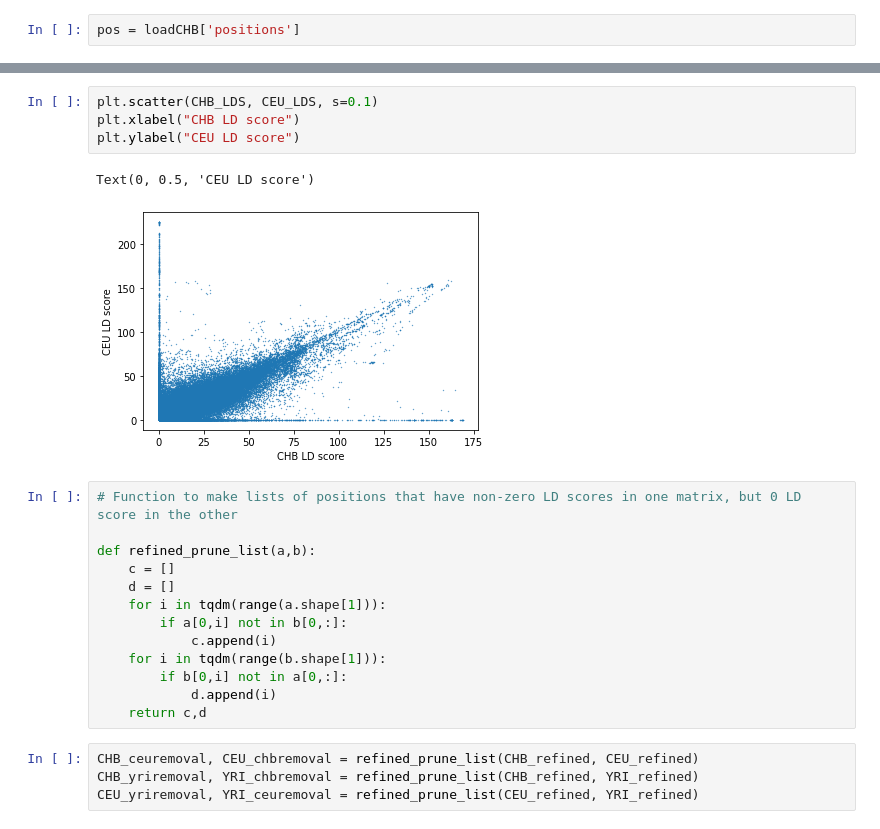
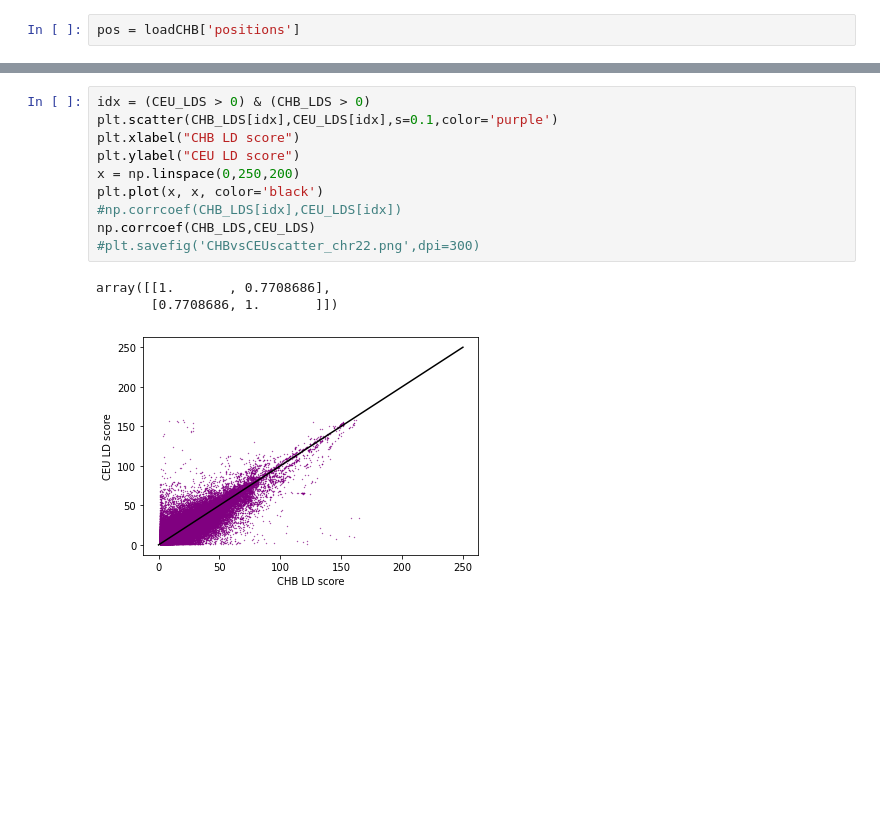
Before and after one commit to achyutha11/geo_LD_viz_v2, a Jupyter notebook: doc/notebooks/kxpexp.ipynb, the cells around one changed output, grey strips where cells are left out. Drawn from its saved outputs; the diff is of its cells as text; blank space fills up the shorter version.

```diff
--- a/doc/notebooks/kxpexp.ipynb
+++ b/doc/notebooks/kxpexp.ipynb
@@ -471,24 +523,14 @@ YRI_refined = rmzero(YRIstack, YRI_zeroes)
 # %%
-plt.scatter(CHB_LDS, CEU_LDS, s=0.1)
+idx = (CEU_LDS > 0) & (CHB_LDS > 0)
+plt.scatter(CHB_LDS[idx],CEU_LDS[idx],s=0.1,color='purple')
 plt.xlabel("CHB LD score")
 plt.ylabel("CEU LD score")
+x = np.linspace(0,250,200)
+plt.plot(x, x, color='black')
+#np.corrcoef(CHB_LDS[idx],CEU_LDS[idx])
+np.corrcoef(CHB_LDS,CEU_LDS)
+#plt.savefig('CHBvsCEUscatter_chr22.png',dpi=300)
 # %% [output]
-Text(0, 0.5, 'CEU LD score')
+array([[1.       , 0.7708686],
+       [0.7708686, 1.       ]])
-[figure, old version]
+[figure, new version]
-# %%
-# Function to make lists of positions that have non-zero LD scores in one matrix, but 0 LD score in the other
-
-def refined_prune_list(a,b):
-    c = []
-    d = []
-    for i in tqdm(range(a.shape[1])):
-        if a[0,i] not in b[0,:]:
-            c.append(i)
-    for i in tqdm(range(b.shape[1])):
-        if b[0,i] not in a[0,:]:
-            d.append(i)
-    return c,d
-# %%
-CHB_ceuremoval, CEU_chbremoval = refined_prune_list(CHB_refined, CEU_refined)
-CHB_yriremoval, YRI_chbremoval = refined_prune_list(CHB_refined, YRI_refined)
-CEU_yriremoval, YRI_ceuremoval = refined_prune_list(CEU_refined, YRI_refined)
```
Also changed, not shown: parts of 17 cells of this notebook.
